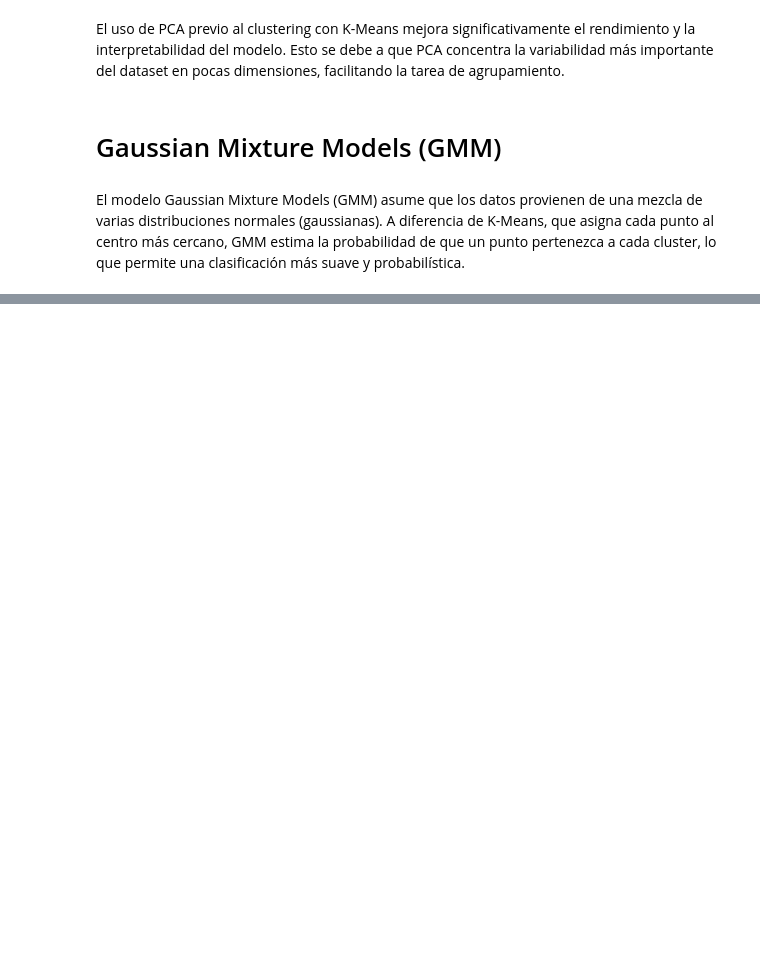
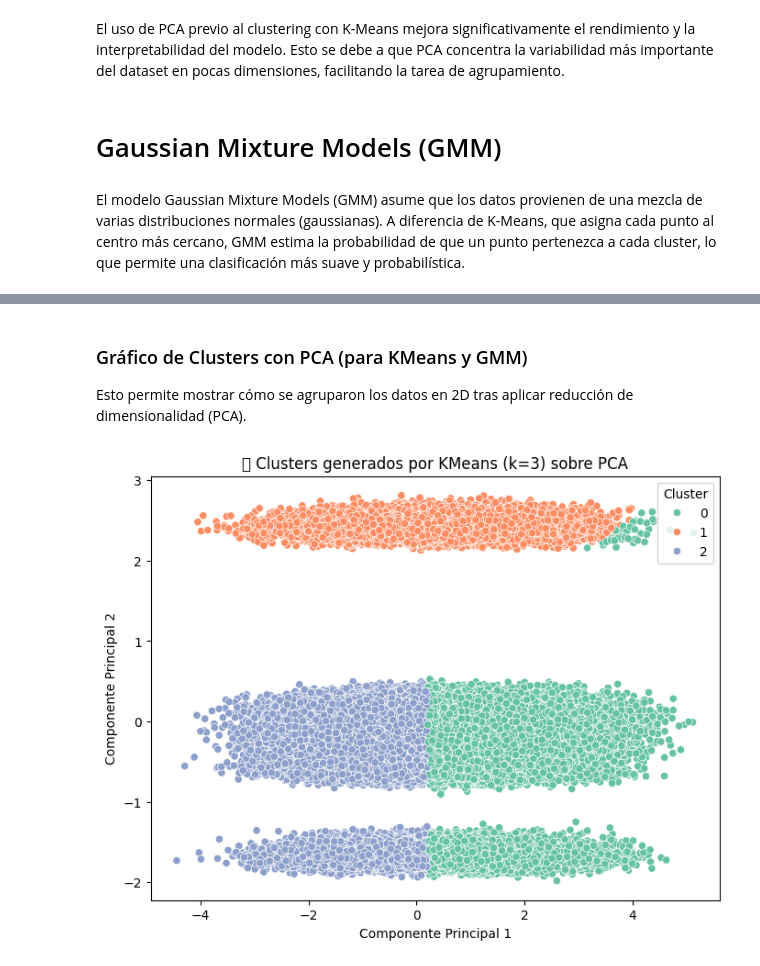
Before and after one commit to micaelakorol21/water_quality_unsupervised_learning, a Jupyter notebook: water_quality_unsupervised_learning.ipynb, the cells around one changed output, grey strips where cells are left out. Saved outputs shown, nothing was run; the diff lists cells and outputs as text; code cells hidden in the pictures; blank space fills up the shorter version.

```diff
--- a/water_quality_unsupervised_learning.ipynb
+++ b/water_quality_unsupervised_learning.ipynb
@@ -1360,7 +1362,7 @@ pca = PCA(n_components=2, random_state=42) #Reducimos a 2 componentes principale
 X_pca = pca.fit_transform(X_scaled)
 # %%
 #Aplicamos K-Means sobre las componentes PCA
-k = 2  # o el número que te haya parecido más apropiado
+k = 3  # o el número que te haya parecido más apropiado
 kmeans_pca = KMeans(n_clusters=k, random_state=42, n_init='auto')
 labels_pca = kmeans_pca.fit_predict(X_pca)
 # %%
@@ -1428,0 +1449,21 @@ print("🔍 Silhouette Score con GMM:", round(silhouette_gmm, 3))
+# %% [markdown]
+### Gráfico de Clusters con PCA (para KMeans y GMM)
+Esto permite mostrar cómo se agruparon los datos en 2D tras aplicar reducción de dimensionalidad (PCA).
+# %%
+import matplotlib.pyplot as plt
+import seaborn as sns
+import pandas as pd
+
+# KMeans clustering sobre PCA
+df_kmeans_pca = pd.DataFrame(X_pca, columns=['PC1', 'PC2'])
+df_kmeans_pca['Cluster'] = labels_pca  # <- labels obtenidos de KMeans
+
+plt.figure(figsize=(8, 6))
+sns.scatterplot(data=df_kmeans_pca, x='PC1', y='PC2', hue='Cluster', palette='Set2')
+plt.title("🔵 Clusters generados por KMeans (k=3) sobre PCA")
+plt.xlabel("Componente Principal 1")
+plt.ylabel("Componente Principal 2")
+plt.legend(title="Cluster")
+plt.show()
+# %% [output]
+[figure, added]
```
Also changed, not shown: parts of 12 cells of this notebook.
